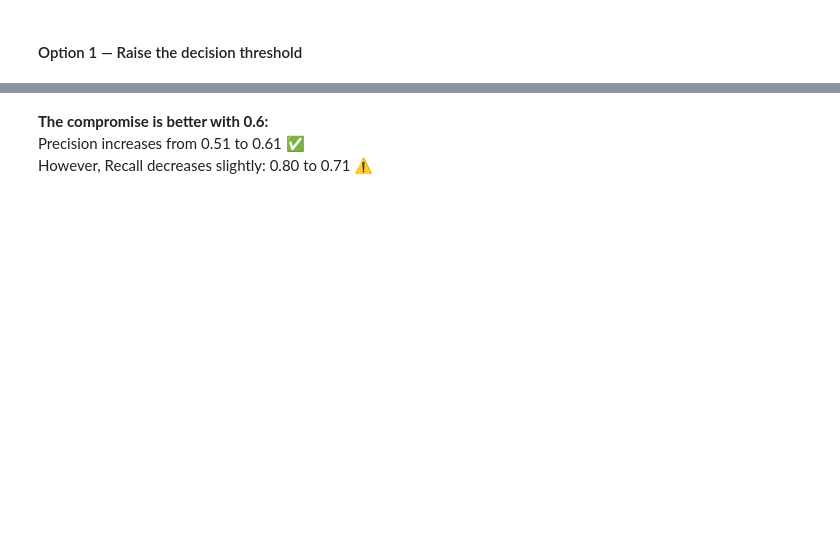
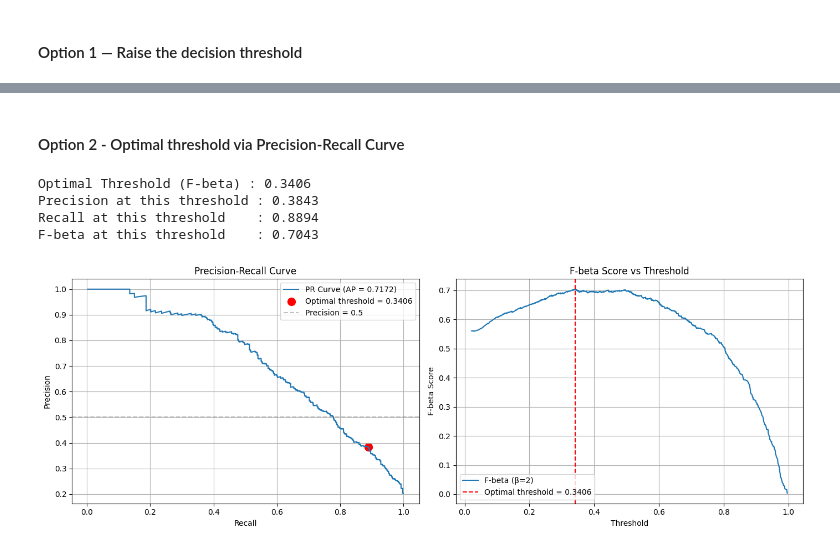
Before and after one commit to jujupomme03/CustumerBankChurn_LR_XGBoost_MLP, a Jupyter notebook: BankCustomersChurn_XGBoost_ML.ipynb, the cells around one changed output, grey strips where cells are left out. Cells and saved outputs as stored; diff of their text form; code cells hidden in the pictures; blank space fills up the shorter version.

```diff
--- a/BankCustomersChurn_XGBoost_ML.ipynb
+++ b/BankCustomersChurn_XGBoost_ML.ipynb
@@ -176,6 +274,11 @@ final_params = {
+# %%
+final_params = {
+    **base_params,
+    **best_param3
+}
 # %%
-final_model = xgb.XGBClassifier(**final_params)
-final_model.fit(X_train, y_train, eval_set=[(X_test, y_test)],verbose=False)
+final_model = XGBClassifier(**final_params)
+final_model.fit(X_train, y_train)
 # %% [output]
 XGBClassifier(base_score=None, booster=None, callbacks=None,
               colsample_bylevel=None, colsample_bynode=None,
@@ -192,12 +295,13 @@ XGBClassifier(base_score=None, booster=None, callbacks=None,
 # %% [markdown]
 ### Model Evaluation
 # %%
-Y_pred_proba = final_model.predict_proba(X_test)[:, 1]
-Y_pred = final_model.predict(X_test)
+y_pred_proba = final_model.predict_proba(X_test)[:, 1]
+y_pred = final_model.predict(X_test)
 
-print(classification_report(y_test, Y_pred, target_names=['Non-Churn', 'Churn']))
-print(f"ROC-AUC : {roc_auc_score(y_test, Y_pred_proba):.4f}")
-print(f"Average Precision : {average_precision_score(y_test, Y_pred_proba):.4f}")
+print(classification_report(y_test, y_pred, target_names=['Non-Churn', 'Churn']))
+print(f"ROC-AUC : {roc_auc_score(y_test, y_pred_proba):.4f}")
+print(f"Average Precision : {average_precision_score(y_test, y_pred_proba):.4f}")
+print(f"F-beta (β=2)      : {fbeta_score(y_test, y_pred, beta=2, average='binary'):.4f}")
 # %% [output]
               precision    recall  f1-score   support
 
@@ -245,4 +360,54 @@ Average Precision : 0.7060
-# %% [markdown]
-**The compromise is better with 0.6:**
-Precision increases from 0.51 to 0.61 ✅
-However, Recall decreases slightly: 0.80 to 0.71 ⚠️
+# %% [markdown]
+#### Option 2 - Optimal threshold via Precision-Recall Curve
+# %%
+precision, recall, thresholds = precision_recall_curve(y_test, y_pred_proba)
+
+# Maximize F-beta (β=2) across all thresholds
+beta = 2
+fbeta_scores = (1 + beta**2) * (precision[:-1] * recall[:-1]) / (beta**2 * precision[:-1] + recall[:-1])
+optimal_idx = np.argmax(fbeta_scores)
+optimal_threshold = thresholds[optimal_idx]
+
+print(f"Optimal Threshold (F-beta) : {optimal_threshold:.4f}")
+print(f"Precision at this threshold : {precision[optimal_idx]:.4f}")
+print(f"Recall at this threshold    : {recall[optimal_idx]:.4f}")
+print(f"F-beta at this threshold    : {fbeta_scores[optimal_idx]:.4f}")
+
+# --- Visualization ---
+fig, axes = plt.subplots(1, 2, figsize=(14, 5))
+
+# Precision-Recall Curve
+axes[0].plot(recall[:-1], precision[:-1], label=f'PR Curve (AP = {average_precision_score(y_test, y_pred_proba):.4f})')
+axes[0].scatter(recall[optimal_idx], precision[optimal_idx], color='red', s=100,
+                label=f'Optimal threshold = {optimal_threshold:.4f}')
+axes[0].axhline(y=0.5, color='gray', linestyle='--', alpha=0.5, label='Precision = 0.5')
+axes[0].set_xlabel('Recall')
+axes[0].set_ylabel('Precision')
+axes[0].set_title('Precision-Recall Curve')
+axes[0].legend()
+axes[0].grid(True)
+
+# F-beta Score vs Threshold
+axes[1].plot(thresholds, fbeta_scores, label='F-beta (β=2)')
+axes[1].axvline(optimal_threshold, color='red', linestyle='--',
+                label=f'Optimal threshold = {optimal_threshold:.4f}')
+axes[1].set_xlabel('Threshold')
+axes[1].set_ylabel('F-beta Score')
+axes[1].set_title('F-beta Score vs Threshold')
+axes[1].legend()
+axes[1].grid(True)
+
+plt.tight_layout()
+plt.show()
+
+# --- Apply optimal threshold ---
+y_pred_optimal = (y_pred_proba >= optimal_threshold).astype(int)
+
+print(classification_report(y_test, y_pred_optimal, target_names=['Non-Churn', 'Churn']))
+print(f"F-beta (β=2) : {fbeta_score(y_test, y_pred_optimal, beta=2, average='binary'):.4f}")
+# %% [output]
+Optimal Threshold (F-beta) : 0.3406
+Precision at this threshold : 0.3843
+Recall at this threshold    : 0.8894
+F-beta at this threshold    : 0.7043
+[figure, added]
```
Also changed, not shown: parts of 38 cells of this notebook, 2 other files.
